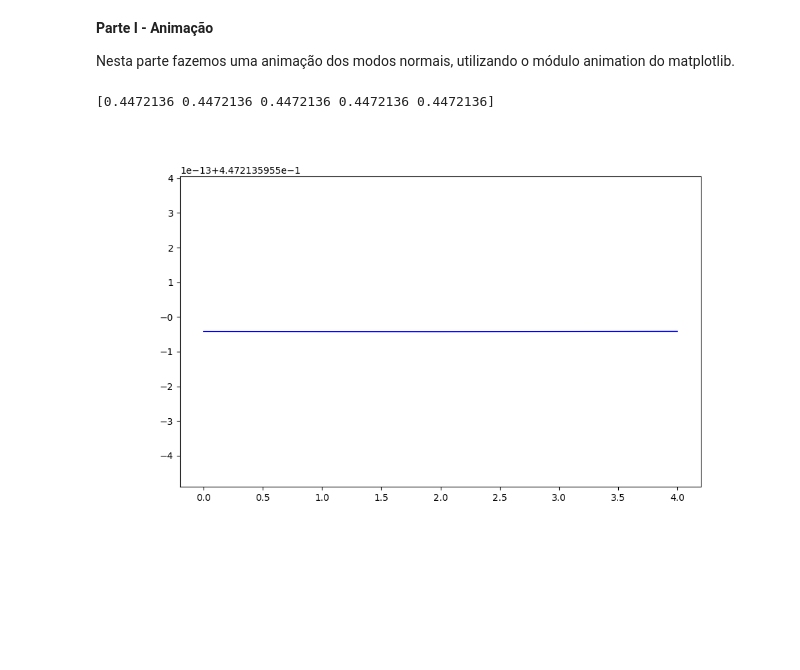
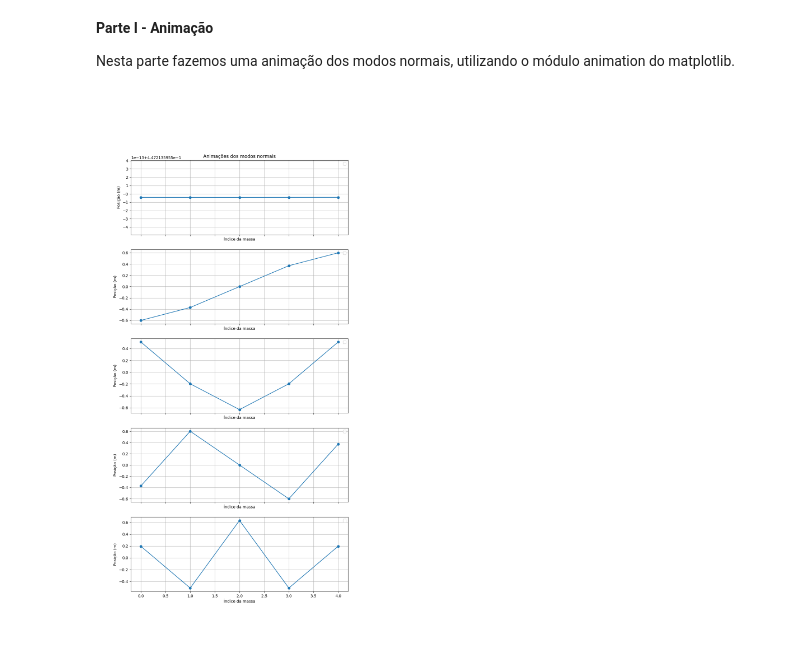
Before and after one commit to RafaelFernandesIST/FC_Grupo22, a Jupyter notebook: Projeto_2/projeto_2.ipynb, the cells around one changed output. Cells and saved outputs as stored; diff of their text form; code cells hidden in the pictures; blank space fills up the shorter version.

Commit message:
Animações

```diff
--- a/Projeto_2/projeto_2.ipynb
+++ b/Projeto_2/projeto_2.ipynb
@@ -325,25 +325,36 @@ Nesta parte fazemos uma animação dos modos normais, utilizando o módulo anima
 # %%
 import matplotlib.animation as animation
 
-fig = plt.figure(figsize=(10,6))
+fig, axes = plt.subplots(5, 1, figsize=(10, 20), sharex=True)
+axes[0].set_title("Animações dos modos normais")
 
-omega = modes[0][0]
-eta = modes[0][1]
+t_max = 50
+n = 1000
 v0 = np.zeros(5)
-line = plt.plot(eta, 'b-')[0]
+ani = []
 
-print(eta)
+for i in range(len(modes)):
+    ax = axes[i]
+    ax.set_xlabel('Índice da massa')
+    ax.set_ylabel('Posição (m)')
+    ax.grid(True)
+    ax.legend()
 
-t, pos, _, _ = osc.solve_coupled_system_linear(eta, v0)
+    omega = modes[i][0]
+    eta = modes[i][1]
 
-def update(frame):
-    # update the line plot:
-    line.set_ydata(pos[2*frame-1,-5:])
-    return line
+    line = ax.plot(eta, 'o-', label=f"Modo {i} (ω = {omega:.2f} rad/s)")[0]
+
+    t, pos, _, _ = osc.solve_coupled_system_linear(eta, v0, num_points=n)
+
+    def update(frame):
+        # update the line plot: eta*np.cos(omega*(frame/10))
+        line.set_ydata(pos[:5,frame-1])
+        return line
+
+    ani.append(animation.FuncAnimation(fig=fig, func=update, frames=n, interval=50))
 
 
-ani = animation.FuncAnimation(fig=fig, func=update, frames=40, interval=30)
 plt.show()
 # %% [output]
-[0.4472136 0.4472136 0.4472136 0.4472136 0.4472136]
-[figure, old version]
+[figure, new version]
```
